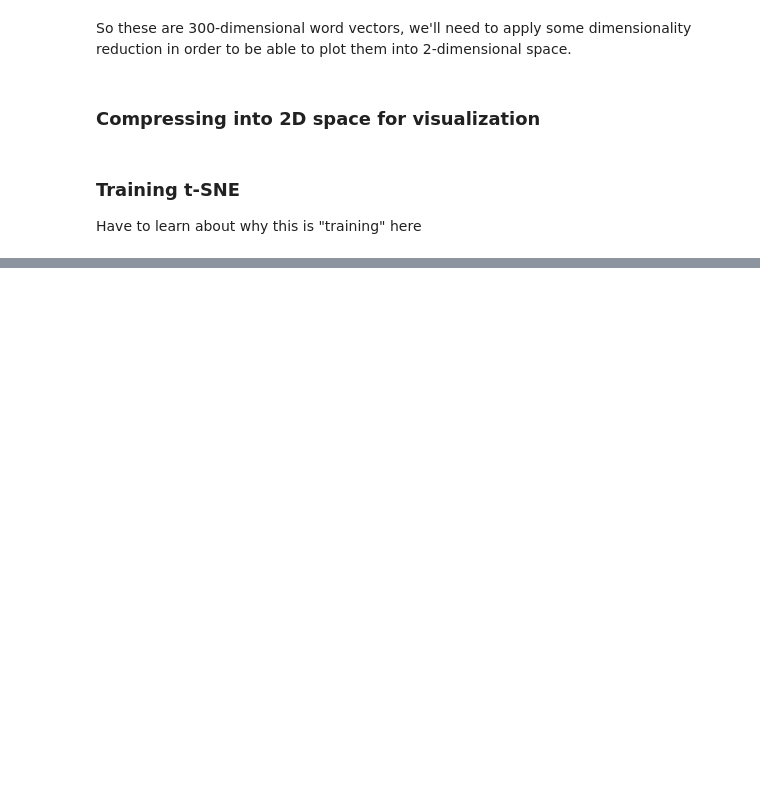
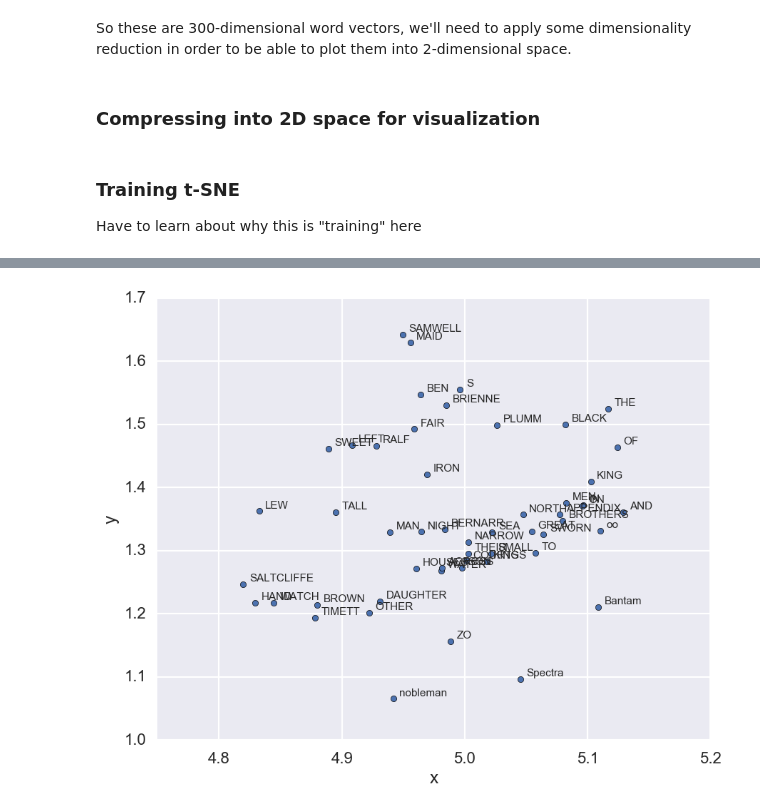
Before and after one commit to martin-martin/game_of_vectors, a Jupyter notebook: GameOfVectors.ipynb, the cells around one changed output, grey strips where cells are left out. Saved outputs shown, nothing was run; the diff lists cells and outputs as text; code cells hidden in the pictures; blank space fills up the shorter version.

```diff
--- a/GameOfVectors.ipynb
+++ b/GameOfVectors.ipynb
@@ -207,0 +300,4 @@ all_word_vec_matrix_2D = tsne.fit_transform(all_word_vec_matrix)
+# %%
+plot_region(x_bounds=(4.8, 5.2), y_bounds=(1.0, 1.8))
+# %% [output]
+[figure, added]
```
Also changed, not shown: parts of 41 cells of this notebook.
